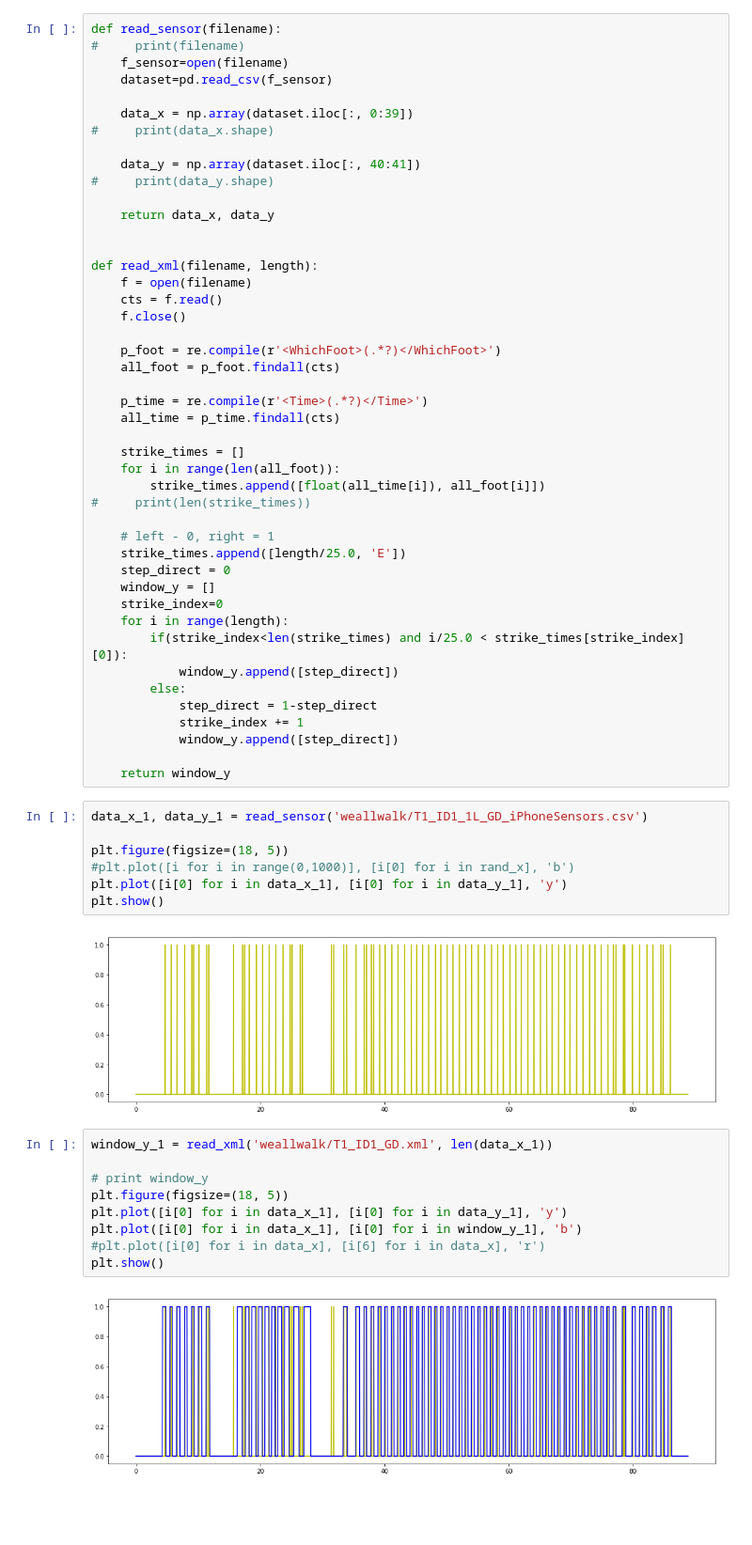
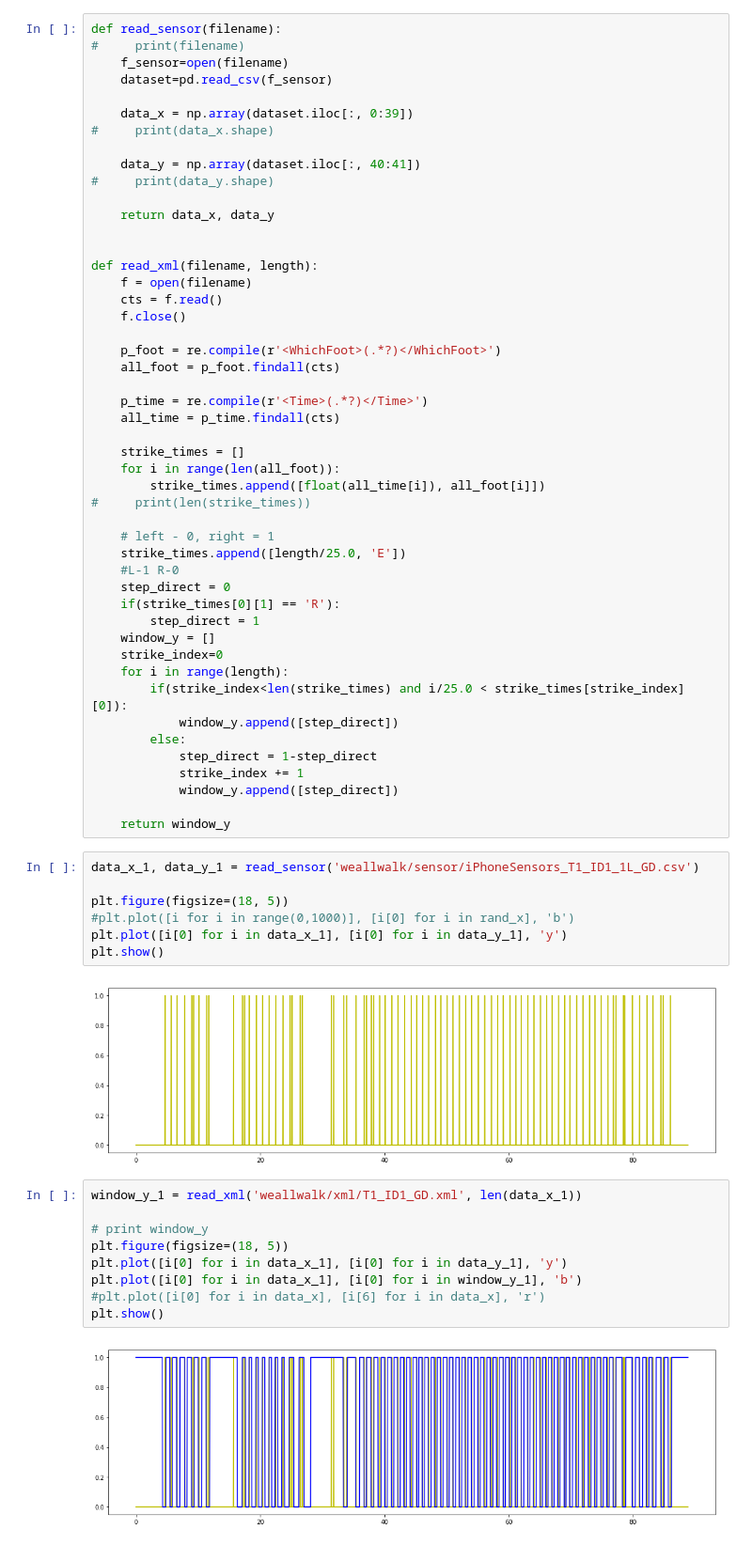
Before and after one commit to czyi/StepCounting, a Jupyter notebook: lstm_windowed_2.ipynb, the cells around one changed output. Shown: that part at 94% size. Drawn from its saved outputs; the diff is of its cells as text; blank space fills up the shorter version.

```diff
--- a/lstm_windowed_2.ipynb
+++ b/lstm_windowed_2.ipynb
@@ -50,7 +44,10 @@ def read_xml(filename, length):
 
     # left - 0, right = 1
     strike_times.append([length/25.0, 'E'])
+    #L-1 R-0
     step_direct = 0
+    if(strike_times[0][1] == 'R'):
+        step_direct = 1
     window_y = []
     strike_index=0
     for i in range(length):
@@ -63,7 +60,7 @@ def read_xml(filename, length):
 
     return window_y
 # %%
-data_x_1, data_y_1 = read_sensor('weallwalk/T1_ID1_1L_GD_iPhoneSensors.csv')
+data_x_1, data_y_1 = read_sensor('weallwalk/sensor/iPhoneSensors_T1_ID1_1L_GD.csv')
 
 plt.figure(figsize=(18, 5))
 #plt.plot([i for i in range(0,1000)], [i[0] for i in rand_x], 'b')
@@ -72,14 +69,14 @@ plt.show()
 # %% [output]
 [figure]
 # %%
-window_y_1 = read_xml('weallwalk/T1_ID1_GD.xml', len(data_x_1))
+window_y_1 = read_xml('weallwalk/xml/T1_ID1_GD.xml', len(data_x_1))
 
 # print window_y
 plt.figure(figsize=(18, 5))
 plt.plot([i[0] for i in data_x_1], [i[0] for i in data_y_1], 'y')
 plt.plot([i[0] for i in data_x_1], [i[0] for i in window_y_1], 'b')
 #plt.plot([i[0] for i in data_x], [i[6] for i in data_x], 'r')
 plt.show()
 # %% [output]
-[figure, old version]
+[figure, new version]
 # %%
```
Also changed, not shown: parts of 12 cells of this notebook, 35 other files.
